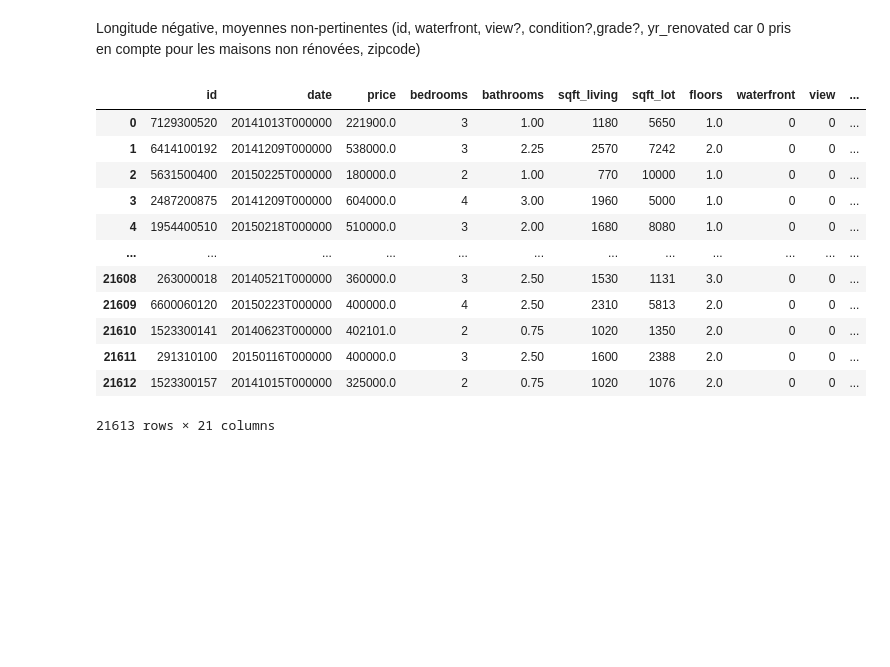
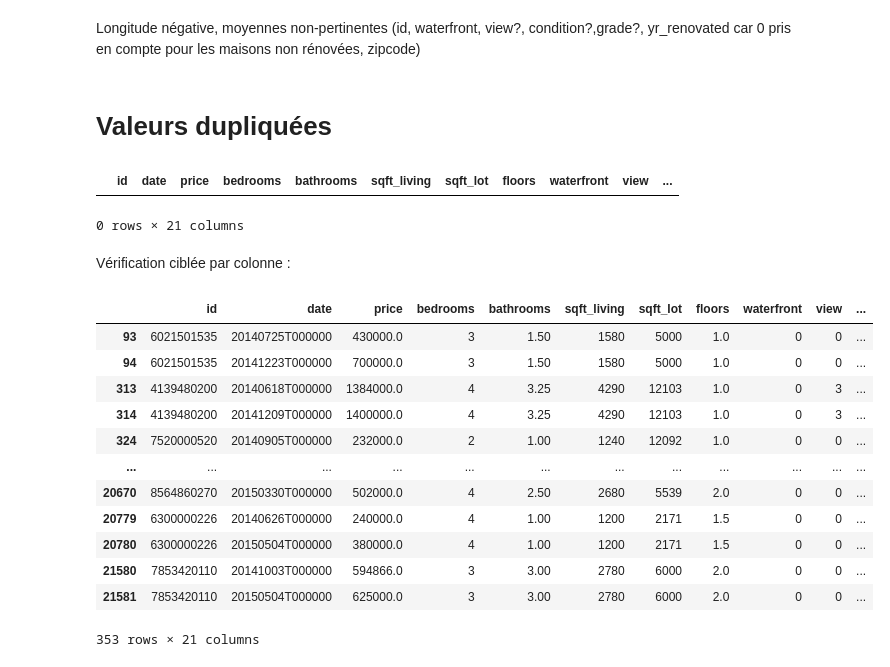
Before and after one commit to NinaNusb/Prediction_prix_maisons, a Jupyter notebook: data_cleaning_analysis.ipynb, the cells around one changed output. Saved outputs shown, nothing was run; the diff lists cells and outputs as text; code cells hidden in the pictures; blank space fills up the shorter version.

```diff
--- a/data_cleaning_analysis.ipynb
+++ b/data_cleaning_analysis.ipynb
@@ -72,19 +73,28 @@ df_house.describe()
 | max | 9.900000e+09 | 7.700000e+06 | 33.000000 | 8.000000 | 13540.000000 | 1.651359e+06 | 3.500000 | 1.000000 | 4.000000 | 5.000000 | ... |
 # %% [markdown]
 Longitude négative, moyennes non-pertinentes (id, waterfront, view?, condition?,grade?, yr_renovated car 0 pris en compte pour les maisons non rénovées, zipcode)
-# %%
-df_house
-# %% [output]
-|  | id | date | price | bedrooms | bathrooms | sqft_living | sqft_lot | floors | waterfront | view | ... |
-| 0 | 7129300520 | 20141013T000000 | 221900.0 | 3 | 1.00 | 1180 | 5650 | 1.0 | 0 | 0 | ... |
-| 1 | 6414100192 | 20141209T000000 | 538000.0 | 3 | 2.25 | 2570 | 7242 | 2.0 | 0 | 0 | ... |
-| 2 | 5631500400 | 20150225T000000 | 180000.0 | 2 | 1.00 | 770 | 10000 | 1.0 | 0 | 0 | ... |
-| 3 | 2487200875 | 20141209T000000 | 604000.0 | 4 | 3.00 | 1960 | 5000 | 1.0 | 0 | 0 | ... |
-| 4 | 1954400510 | 20150218T000000 | 510000.0 | 3 | 2.00 | 1680 | 8080 | 1.0 | 0 | 0 | ... |
-| ... | ... | ... | ... | ... | ... | ... | ... | ... | ... | ... | ... |
-| 21608 | 263000018 | 20140521T000000 | 360000.0 | 3 | 2.50 | 1530 | 1131 | 3.0 | 0 | 0 | ... |
-| 21609 | 6600060120 | 20150223T000000 | 400000.0 | 4 | 2.50 | 2310 | 5813 | 2.0 | 0 | 0 | ... |
-| 21610 | 1523300141 | 20140623T000000 | 402101.0 | 2 | 0.75 | 1020 | 1350 | 2.0 | 0 | 0 | ... |
-| 21611 | 291310100 | 20150116T000000 | 400000.0 | 3 | 2.50 | 1600 | 2388 | 2.0 | 0 | 0 | ... |
-| 21612 | 1523300157 | 20141015T000000 | 325000.0 | 2 | 0.75 | 1020 | 1076 | 2.0 | 0 | 0 | ... |
-21613 rows × 21 columns
+# %% [markdown]
+# Valeurs dupliquées
+# %%
+df_house[df_house.duplicated(keep=False)]
+# %% [output]
+|  | id | date | price | bedrooms | bathrooms | sqft_living | sqft_lot | floors | waterfront | view | ... |
+0 rows × 21 columns
+# %% [markdown]
+Vérification ciblée par colonne :
+# %%
+df_house[df_house.duplicated(subset=['id'], keep=False)]
+# %% [output]
+|  | id | date | price | bedrooms | bathrooms | sqft_living | sqft_lot | floors | waterfront | view | ... |
+| 93 | 6021501535 | 20140725T000000 | 430000.0 | 3 | 1.50 | 1580 | 5000 | 1.0 | 0 | 0 | ... |
+| 94 | 6021501535 | 20141223T000000 | 700000.0 | 3 | 1.50 | 1580 | 5000 | 1.0 | 0 | 0 | ... |
+| 313 | 4139480200 | 20140618T000000 | 1384000.0 | 4 | 3.25 | 4290 | 12103 | 1.0 | 0 | 3 | ... |
+| 314 | 4139480200 | 20141209T000000 | 1400000.0 | 4 | 3.25 | 4290 | 12103 | 1.0 | 0 | 3 | ... |
+| 324 | 7520000520 | 20140905T000000 | 232000.0 | 2 | 1.00 | 1240 | 12092 | 1.0 | 0 | 0 | ... |
+| ... | ... | ... | ... | ... | ... | ... | ... | ... | ... | ... | ... |
+| 20670 | 8564860270 | 20150330T000000 | 502000.0 | 4 | 2.50 | 2680 | 5539 | 2.0 | 0 | 0 | ... |
+| 20779 | 6300000226 | 20140626T000000 | 240000.0 | 4 | 1.00 | 1200 | 2171 | 1.5 | 0 | 0 | ... |
+| 20780 | 6300000226 | 20150504T000000 | 380000.0 | 4 | 1.00 | 1200 | 2171 | 1.5 | 0 | 0 | ... |
+| 21580 | 7853420110 | 20141003T000000 | 594866.0 | 3 | 3.00 | 2780 | 6000 | 2.0 | 0 | 0 | ... |
+| 21581 | 7853420110 | 20150504T000000 | 625000.0 | 3 | 3.00 | 2780 | 6000 | 2.0 | 0 | 0 | ... |
+353 rows × 21 columns
```
Also changed, not shown: parts of 17 cells of this notebook, 1 other file.
